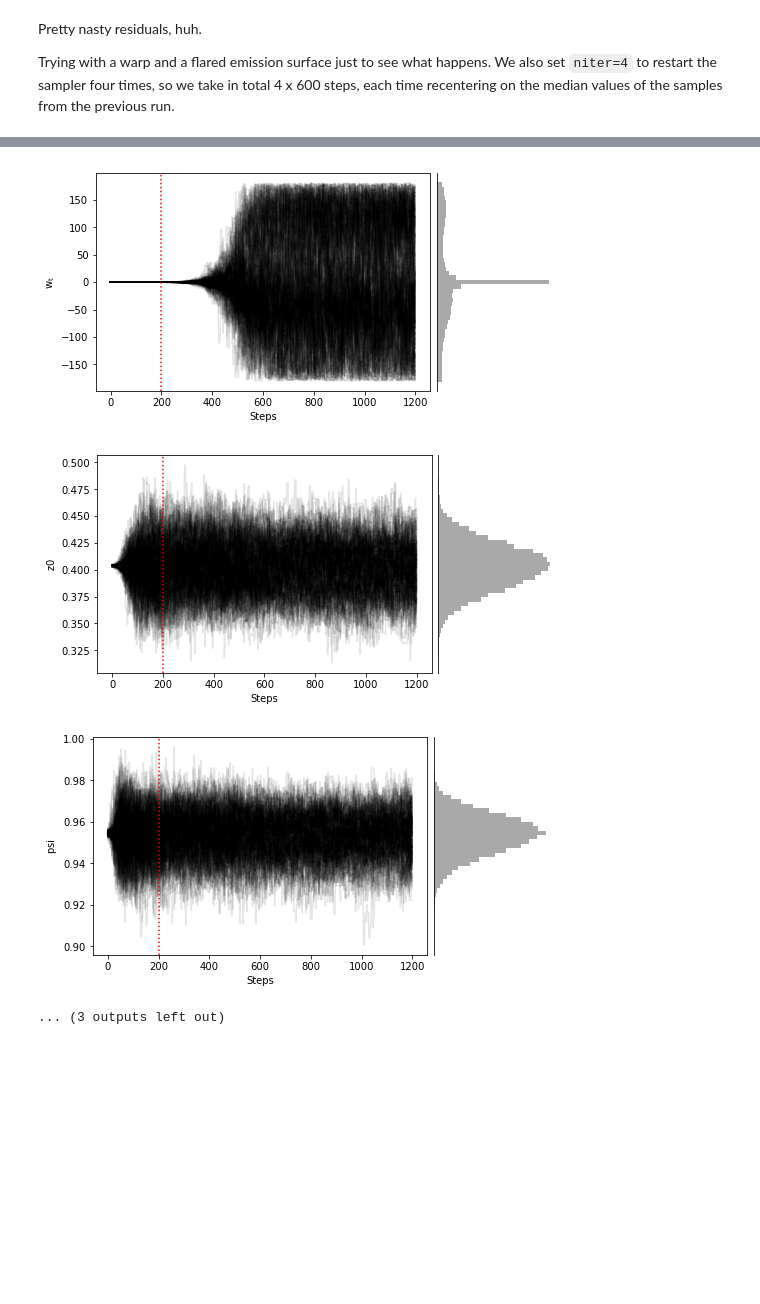
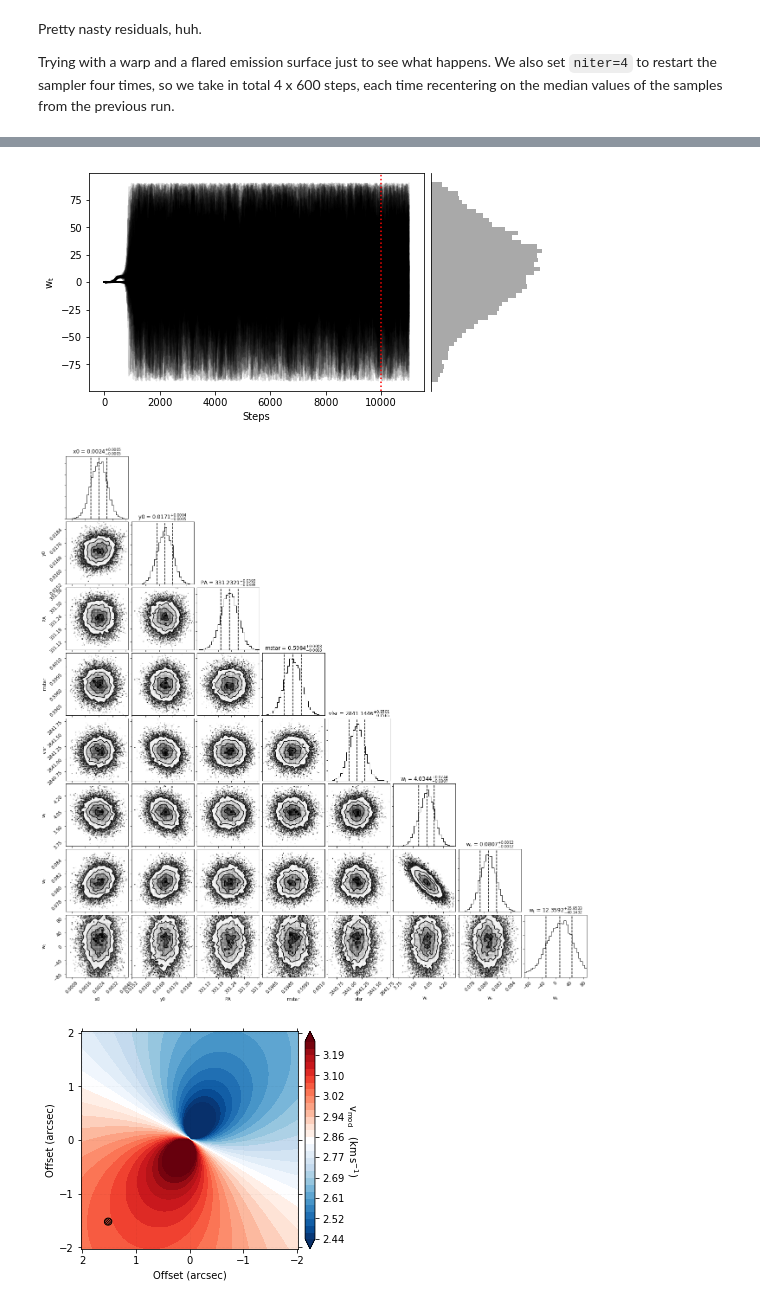
Before and after one commit to richteague/eddy, a Jupyter notebook: docs/tutorials/fitcube_2.ipynb, the cells around one changed output, grey strips where cells are left out. Saved outputs shown, nothing was run; the diff lists cells and outputs as text; code cells hidden in the pictures; blank space fills up the shorter version.

```diff
--- a/docs/tutorials/fitcube_2.ipynb
+++ b/docs/tutorials/fitcube_2.ipynb
@@ -39,8 +39,8 @@ from multiprocessing import Pool
 from eddy.fit_cube import rotationmap
 # %%
 # Load up the data. We are only interested in the inner 1".
-cube = rotationmap(path='../../notebooks/cubes/TWHya_CO_cube_v0.fits',
-                   uncertainty='../../notebooks/cubes/TWHya_CO_cube_dv0.fits',
+cube = rotationmap(path='../_static/cubes/TWHya_CO_cube_v0.fits',
+                   uncertainty='../_static/cubes/TWHya_CO_cube_dv0.fits',
                    clip=2.0, downsample=5)
 cube.plot_data()
 # %% [output]
@@ -100,21 +100,21 @@ p0 = [-6.2e-3, 4.6e-3, 151.0, 0.57, 2.84e3]
 params['w_i'] = 5
 params['w_r'] = 6
 params['w_t'] = 7
-p0 += [3.0, 0.5, 0.0]
+p0 += [0.0, 0.1, 0.0]
 
 # Include a priors that the warp should be negligible.
-cube.set_prior('w_i', [0.0, 1.0], 'gaussian')
+cube.set_prior('w_r', [0.0, 1.0], 'gaussian')
 
 # Include the flaring properties.
-params['z0'] = 8
-params['psi'] = 9
-p0 += [0.1, 0.5]
+#params['z0'] = 8
+#params['psi'] = 9
+#p0 += [0.1, 0.5]
 
 
 # Run this in parallel.
 with Pool() as pool:
-    _ = cube.fit_keplerian(p0=p0, params=params, nwalkers=256, nburnin=200, nsteps=1000,
-                           r_min=cube.bmaj, pool=pool, niter=4, optimize=False)
+    _ = cube.fit_keplerian(p0=p0, params=params, nwalkers=128, nburnin=10000, nsteps=1000,
+                           r_min=0.0, pool=pool, niter=1, optimize=False)
 
 # Default the
 cube._set_default_priors()
@@ -132,4 +132,3 @@ Assuming:
-[figure, old version]
+[figure, new version]
-[figure, old version]
+[figure, new version]
-[figure, old version]
+[figure, new version]
-... (3 outputs left out)
```
Also changed, not shown: parts of 1 cell of this notebook, 2 other files.
